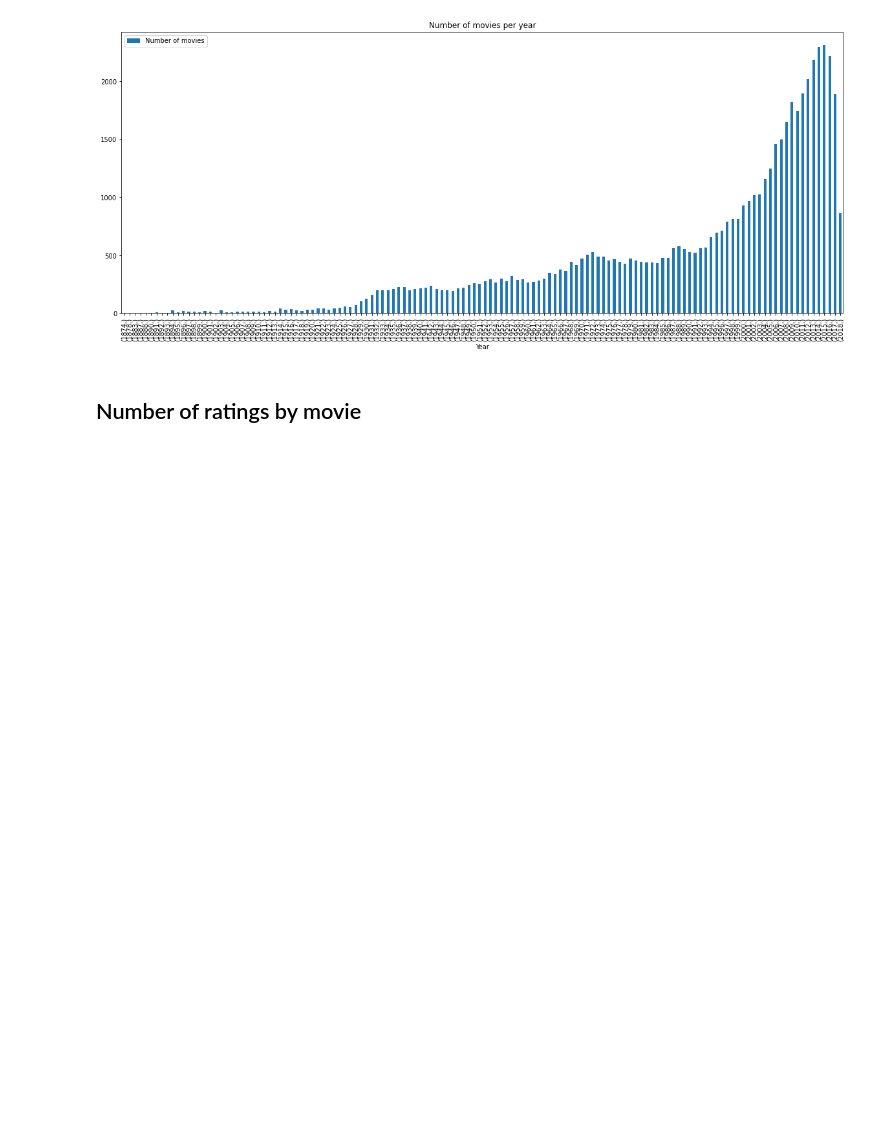
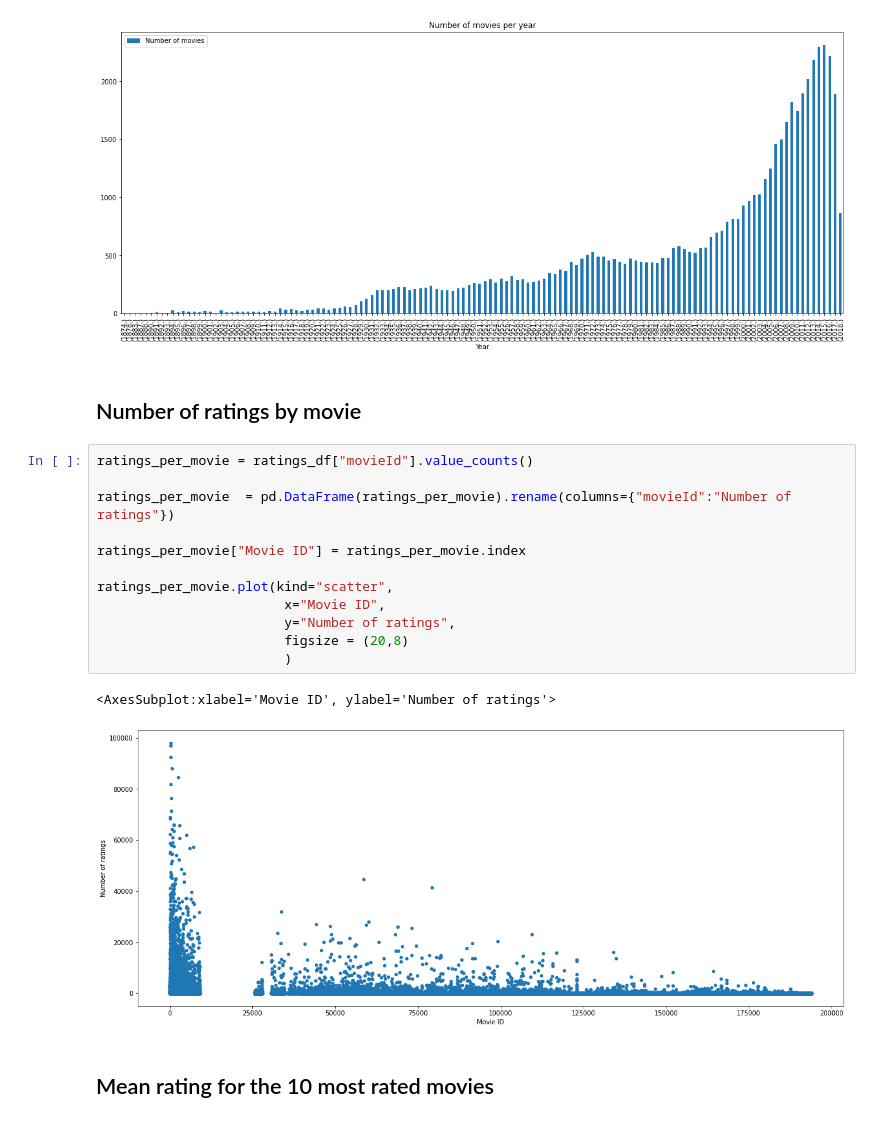
Before and after one commit to SamiFatmi/Machine-Learning-SAMI-FATMI, a Jupyter notebook: Labs/1-Recommender_system.ipynb, the cells around one changed output. Cells and saved outputs as stored; diff of their text form; blank space fills up the shorter version.

Commit message:
Number of ratings by movie

```diff
--- a/Labs/1-Recommender_system.ipynb
+++ b/Labs/1-Recommender_system.ipynb
@@ -164,3 +164,20 @@ movies_per_year.plot(kind="bar",
 [figure]
 # %% [markdown]
 ## Number of ratings by movie
+# %%
+ratings_per_movie = ratings_df["movieId"].value_counts()
+
+ratings_per_movie  = pd.DataFrame(ratings_per_movie).rename(columns={"movieId":"Number of ratings"})
+
+ratings_per_movie["Movie ID"] = ratings_per_movie.index
+
+ratings_per_movie.plot(kind="scatter",
+                        x="Movie ID",
+                        y="Number of ratings",
+                        figsize = (20,8)
+                        )
+# %% [output]
+<AxesSubplot:xlabel='Movie ID', ylabel='Number of ratings'>
+[figure, added]
+# %% [markdown]
+## Mean rating for the 10 most rated movies
```
